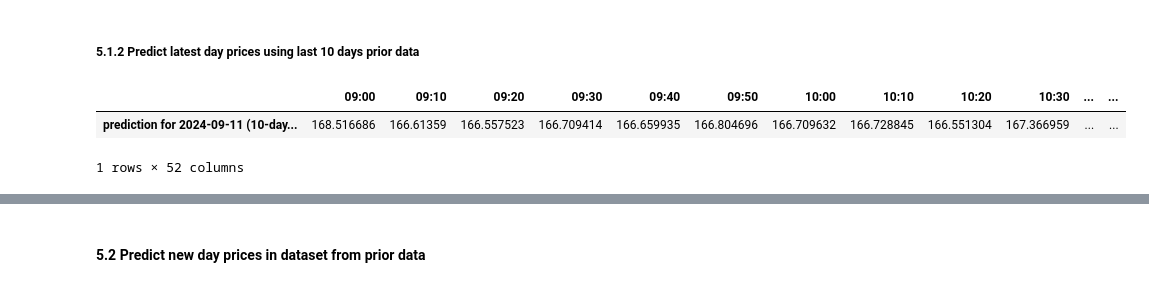
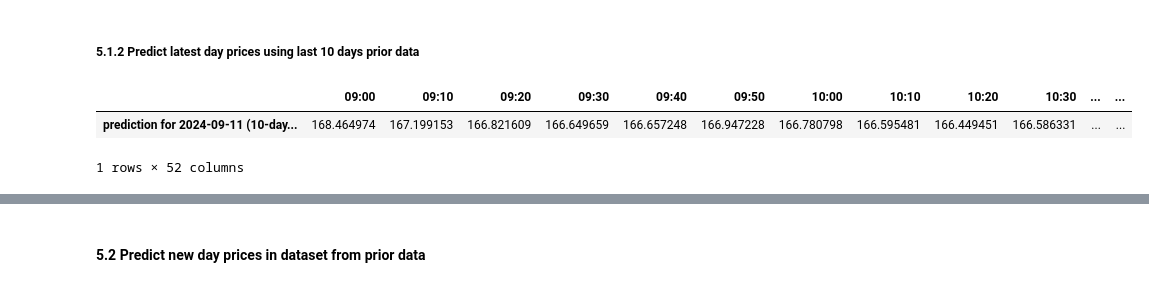
Before and after one commit to thomasheinemann/asset_price_prognosis_degiro, a Jupyter notebook: predict_next_daily_course_of_asset.ipynb, the cells around one changed output, grey strips where cells are left out. Drawn from its saved outputs; the diff is of its cells as text; code cells hidden in the pictures.

```diff
--- a/predict_next_daily_course_of_asset.ipynb
+++ b/predict_next_daily_course_of_asset.ipynb
@@ -222,13 +223,13 @@ pd.DataFrame([[modelm1.estimators_[i].best_params_["estimator"] for i in range(l
 # %%
 # predict value list of today
 modelm1_10 = MultiOutputRegressor(model0)
-modelm1_10.fit(X.iloc[-11:-1], y.iloc[-11:-1,:])
+modelm1_10.fit(X.iloc[-10:-1], y.iloc[-10:-1,:])
 
-course_latest_day_pred_10=pd.DataFrame(modelm1_10.predict(course_latest_day_m1) ,index=["prediction for "+ date_latest_day+ " ("+ str(X.iloc[-11:-1].shape[0])+"-days model)"],columns=times_of_interest_hh_mm)
+course_latest_day_pred_10=pd.DataFrame(modelm1_10.predict(course_latest_day_m1) ,index=["prediction for "+ date_latest_day+ " ("+ str(X.iloc[-10:-1].shape[0]+1)+"-days model)"],columns=times_of_interest_hh_mm)
 course_latest_day_pred_10
 # %% [output]
 |  | 09:00 | 09:10 | 09:20 | 09:30 | 09:40 | 09:50 | 10:00 | 10:10 | 10:20 | 10:30 | ... | ... |
-| prediction for 2024-09-11 (10-day... | 168.516686 | 166.61359 | 166.557523 | 166.709414 | 166.659935 | 166.804696 | 166.709632 | 166.728845 | 166.551304 | 167.366959 | ... | ... |
+| prediction for 2024-09-11 (10-day... | 168.464974 | 167.199153 | 166.821609 | 166.649659 | 166.657248 | 166.947228 | 166.780798 | 166.595481 | 166.449451 | 166.586331 | ... | ... |
 1 rows × 52 columns
 # %%
 # determine best estimators found in training for each time
```
Also changed, not shown: parts of 6 cells of this notebook, 1 other file.
